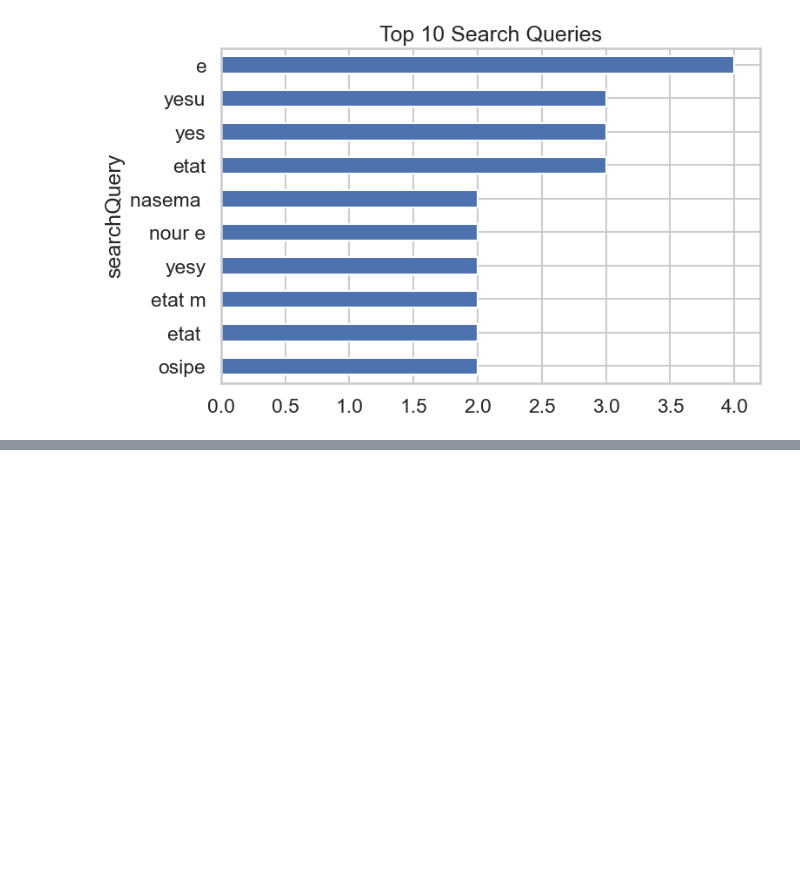
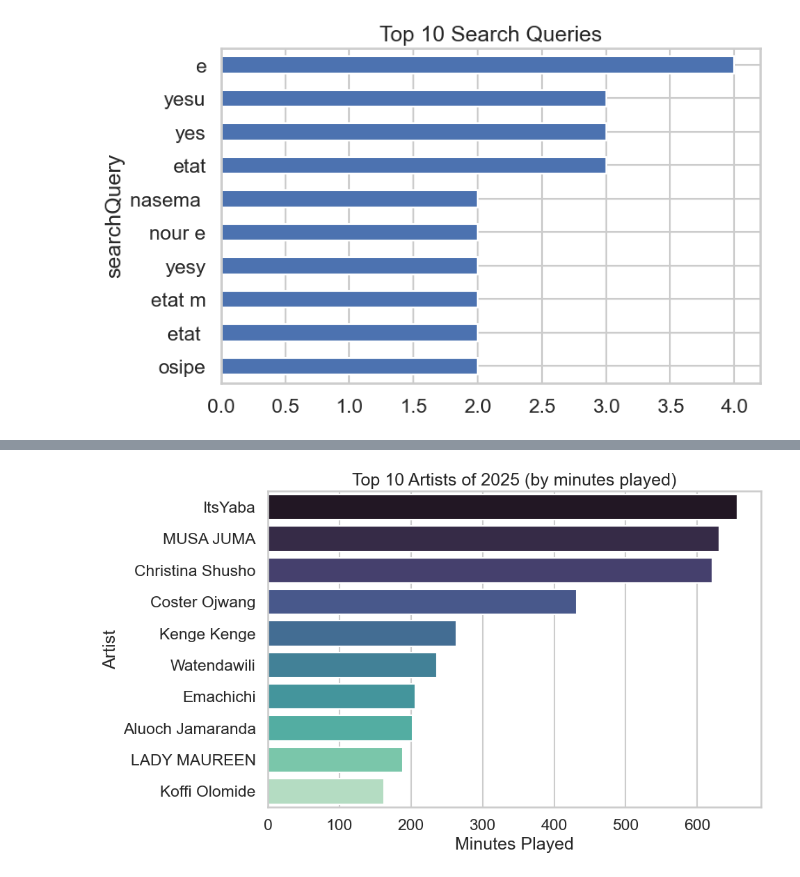
Before and after one commit to Daisy-Faith-Auma/spotify-wrapped, a Jupyter notebook: spotify-wrapped.ipynb, the cells around one changed output, grey strips where cells are left out. Saved outputs shown, nothing was run; the diff lists cells and outputs as text; code cells hidden in the pictures; blank space fills up the shorter version.

Commit message:
2025 filter

```diff
--- a/spotify-wrapped.ipynb
+++ b/spotify-wrapped.ipynb
@@ -449,0 +605,89 @@ Name: count, dtype: int64
+# %%
+import pandas as pd
+import matplotlib.pyplot as plt
+import seaborn as sns
+import plotly.express as px
+
+# Ensure ts is datetime
+streaming_df['ts'] = pd.to_datetime(streaming_df['ts'], errors='coerce')
+
+# Filter for 2025
+df_2025 = streaming_df[streaming_df['ts'].dt.year == 2025].copy()
+
+# Add month column
+df_2025['month'] = df_2025['ts'].dt.month_name()
+
+# -------------------------
+# Total Listening Metrics
+# -------------------------
+total_minutes_2025 = df_2025['minutes_played'].sum()
+unique_artists_2025 = df_2025['master_metadata_album_artist_name'].nunique()
+unique_tracks_2025 = df_2025['master_metadata_track_name'].nunique()
+
+print(f"🎧 Total minutes played in 2025: {total_minutes_2025:,.0f}")
+print(f"🎼 Unique artists in 2025: {unique_artists_2025}")
+print(f"🎵 Unique tracks in 2025: {unique_tracks_2025}")
+
+# -------------------------
+# Top 10 Artists of 2025
+# -------------------------
+top_artists_2025 = (
+    df_2025.groupby('master_metadata_album_artist_name')
+    .agg(total_minutes=('minutes_played', 'sum'))
+    .sort_values('total_minutes', ascending=False)
+    .head(10)
+    .reset_index()
+)
+
+plt.figure(figsize=(10, 6))
+sns.barplot(
+    data=top_artists_2025,
+    x='total_minutes',
+    y='master_metadata_album_artist_name',
+    palette='mako'
+)
+plt.title("Top 10 Artists of 2025 (by minutes played)")
+plt.xlabel("Minutes Played")
+plt.ylabel("Artist")
+plt.tight_layout()
+plt.show()
+
+# -------------------------
+# Monthly Listening Trend
+# -------------------------
+monthly_minutes = df_2025.groupby(df_2025['ts'].dt.month)['minutes_played'].sum().reset_index()
+monthly_minutes['month'] = monthly_minutes['ts'].apply(lambda x: pd.Timestamp(month=x, day=1, year=2025).strftime('%B'))
+
+fig = px.line(
+    monthly_minutes,
+    x='month',
+    y='minutes_played',
+    title='Monthly Listening Trend 2025',
+    markers=True
+)
+fig.show()
+
+# -------------------------
+# Top 10 Tracks of 2025
+# -------------------------
+top_tracks_2025 = (
+    df_2025.groupby('master_metadata_track_name')
+    .agg(total_minutes=('minutes_played', 'sum'))
+    .sort_values('total_minutes', ascending=False)
+    .head(10)
+    .reset_index()
+)
+
+plt.figure(figsize=(10, 6))
+sns.barplot(
+    data=top_tracks_2025,
+    x='total_minutes',
+    y='master_metadata_track_name',
+    palette='viridis'
+)
+plt.title("Top 10 Tracks of 2025 (by minutes played)")
+plt.xlabel("Minutes Played")
+plt.ylabel("Track")
+plt.tight_layout()
+plt.show()
+# %% [output]
@@ -449,0 +700 @@ Name: count, dtype: int64
+[figure, added]
```
Also changed, not shown: parts of 5 cells of this notebook, 1 other file.
